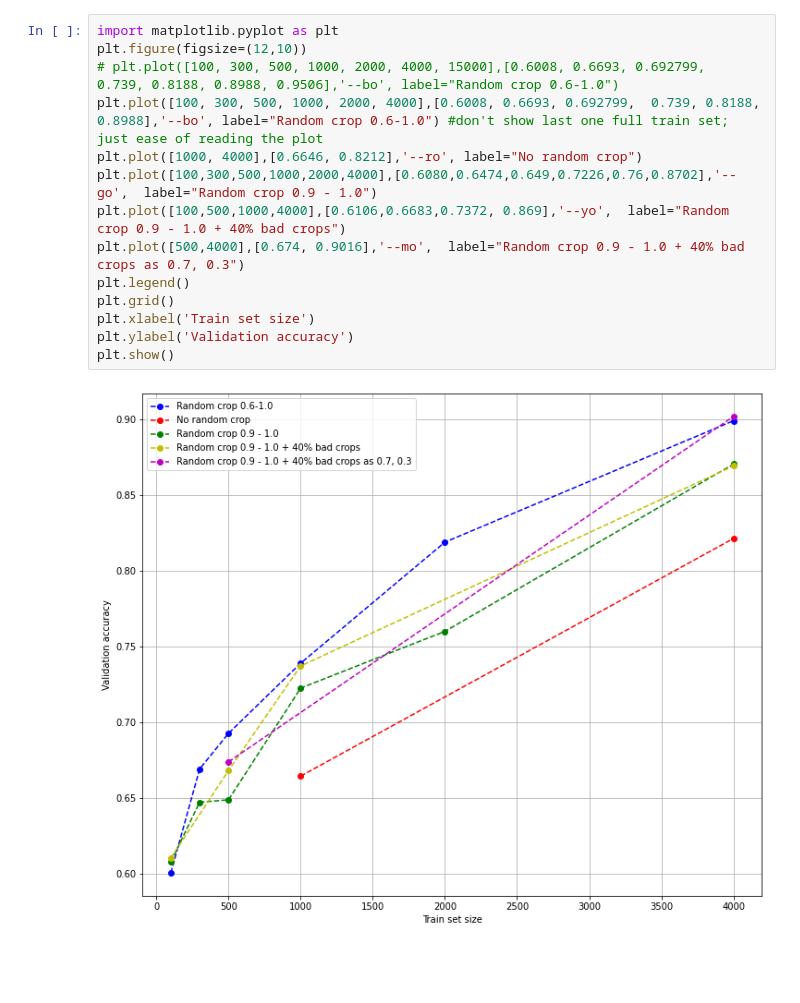
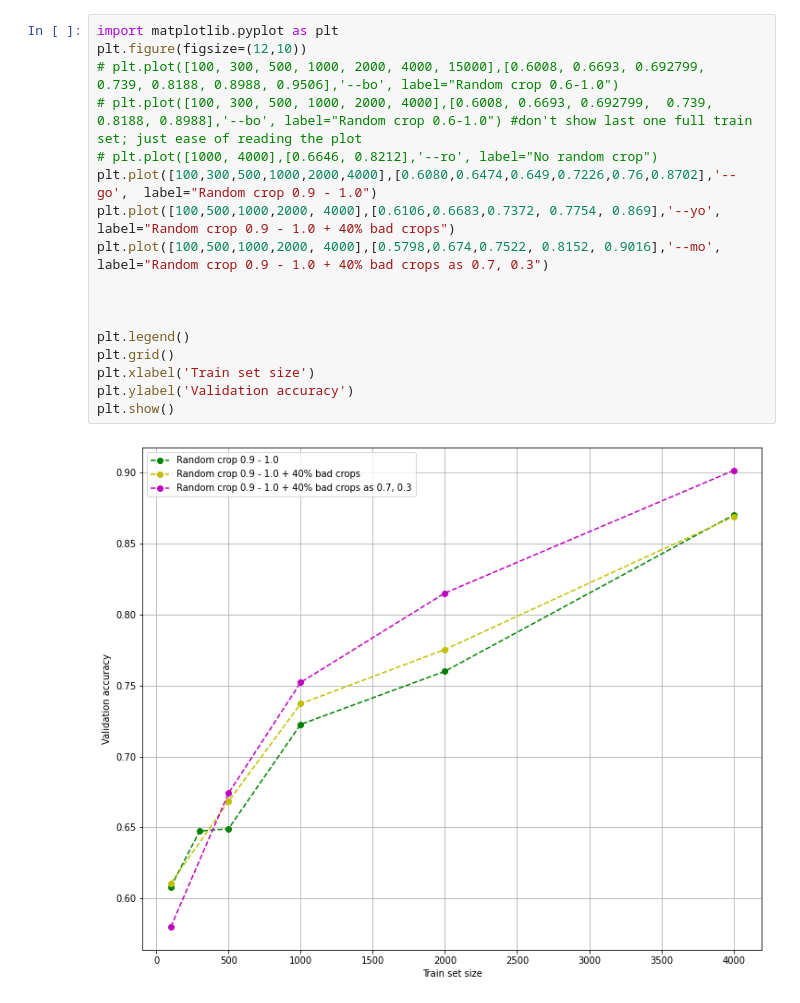
Before and after one commit to Huxwell/ColabNNs, a Jupyter notebook: cats_n_dogs_results_pynb.ipynb, the cells around one changed output. Drawn from its saved outputs; the diff is of its cells as text; blank space fills up the shorter version.

Commit message:
some more soft and hard labels experiments (currently set to hard)

```diff
--- a/cats_n_dogs_results_pynb.ipynb
+++ b/cats_n_dogs_results_pynb.ipynb
@@ -3,16 +3,19 @@
 # %%
 import matplotlib.pyplot as plt
 plt.figure(figsize=(12,10))
 # plt.plot([100, 300, 500, 1000, 2000, 4000, 15000],[0.6008, 0.6693, 0.692799,  0.739, 0.8188, 0.8988, 0.9506],'--bo', label="Random crop 0.6-1.0")
-plt.plot([100, 300, 500, 1000, 2000, 4000],[0.6008, 0.6693, 0.692799,  0.739, 0.8188, 0.8988],'--bo', label="Random crop 0.6-1.0") #don't show last one full train set; just ease of reading the plot
-plt.plot([1000, 4000],[0.6646, 0.8212],'--ro', label="No random crop")
+# plt.plot([100, 300, 500, 1000, 2000, 4000],[0.6008, 0.6693, 0.692799,  0.739, 0.8188, 0.8988],'--bo', label="Random crop 0.6-1.0") #don't show last one full train set; just ease of reading the plot
+# plt.plot([1000, 4000],[0.6646, 0.8212],'--ro', label="No random crop")
 plt.plot([100,300,500,1000,2000,4000],[0.6080,0.6474,0.649,0.7226,0.76,0.8702],'--go',  label="Random crop 0.9 - 1.0")
-plt.plot([100,500,1000,4000],[0.6106,0.6683,0.7372, 0.869],'--yo',  label="Random crop 0.9 - 1.0 + 40% bad crops")
-plt.plot([500,4000],[0.674, 0.9016],'--mo',  label="Random crop 0.9 - 1.0 + 40% bad crops as 0.7, 0.3")
+plt.plot([100,500,1000,2000, 4000],[0.6106,0.6683,0.7372, 0.7754, 0.869],'--yo',  label="Random crop 0.9 - 1.0 + 40% bad crops")
+plt.plot([100,500,1000,2000, 4000],[0.5798,0.674,0.7522, 0.8152, 0.9016],'--mo',  label="Random crop 0.9 - 1.0 + 40% bad crops as 0.7, 0.3")
+
+
+
 plt.legend()
 plt.grid()
 plt.xlabel('Train set size')
 plt.ylabel('Validation accuracy')
 plt.show()
 # %% [output]
-[figure, old version]
+[figure, new version]
```
